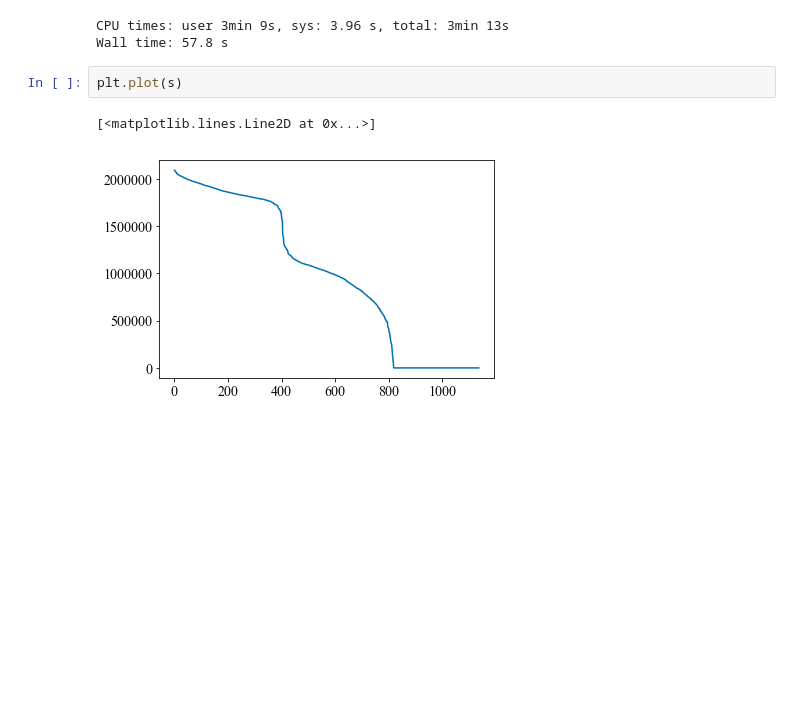
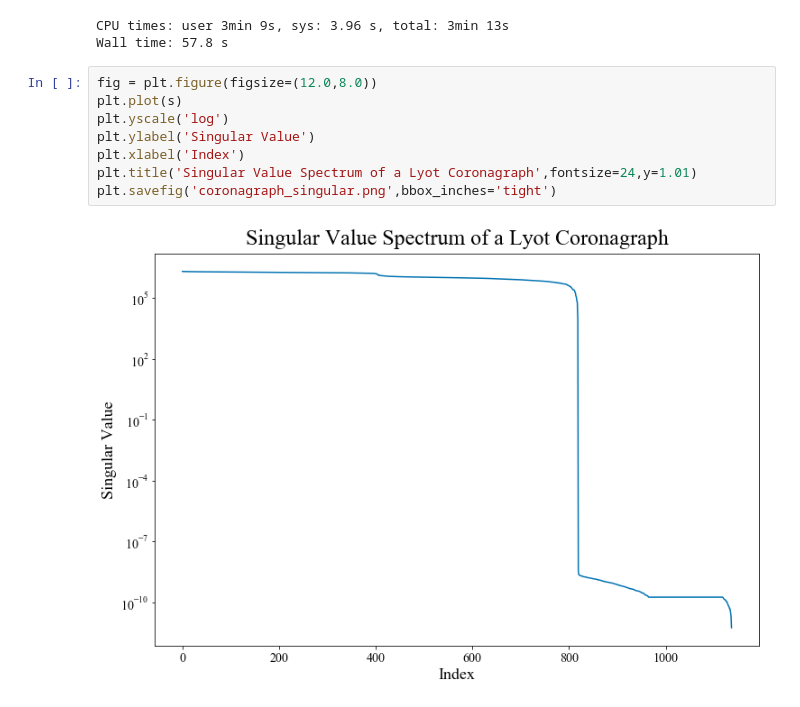
Before and after one commit to benjaminpope/anoroc, a Jupyter notebook: notebooks/toy_model.ipynb, the cells around one changed output. Saved outputs shown, nothing was run; the diff lists cells and outputs as text; blank space fills up the shorter version.

```diff
--- a/notebooks/toy_model.ipynb
+++ b/notebooks/toy_model.ipynb
@@ -307,8 +340,13 @@ u, s, v = np.linalg.svd(transfer)
 # %% [output]
 CPU times: user 3min 9s, sys: 3.96 s, total: 3min 13s
 Wall time: 57.8 s
-# %%
-plt.plot(s)
-# %% [output]
-[<matplotlib.lines.Line2D at 0x...>]
-[figure, removed]
+# %%
+fig = plt.figure(figsize=(12.0,8.0))
+plt.plot(s)
+plt.yscale('log')
+plt.ylabel('Singular Value')
+plt.xlabel('Index')
+plt.title('Singular Value Spectrum of a Lyot Coronagraph',fontsize=24,y=1.01)
+plt.savefig('coronagraph_singular.png',bbox_inches='tight')
+# %% [output]
+[figure, added]
```
Also changed, not shown: parts of 6 cells of this notebook.
